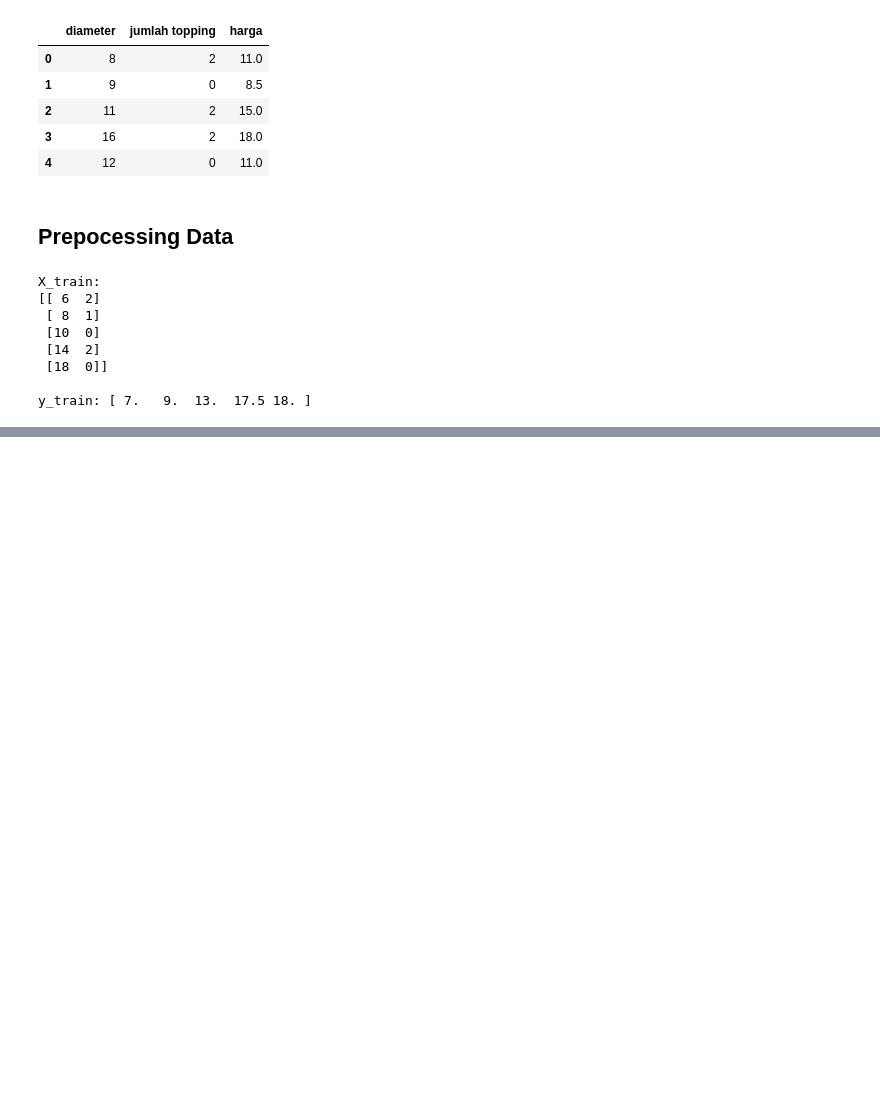
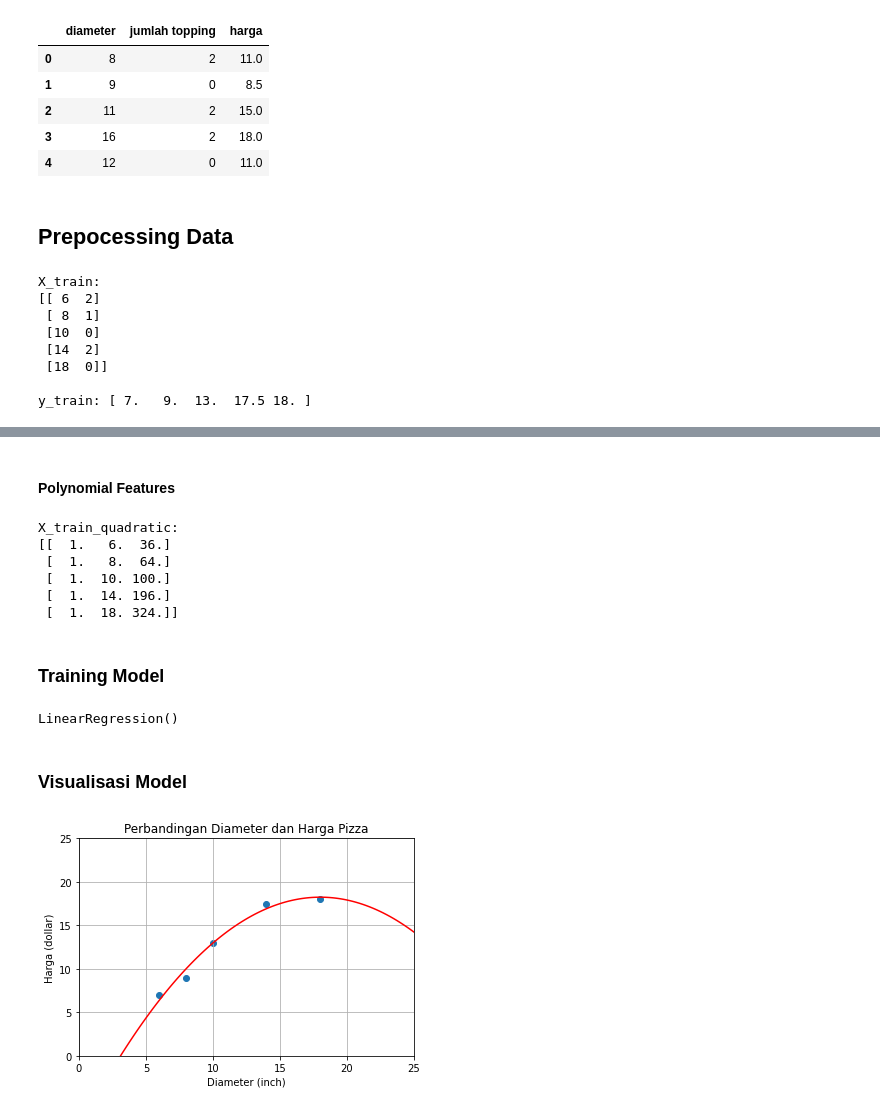
Before and after one commit to ighfirlyan/scikit-learn, a Jupyter notebook: 8_multiple_regression.ipynb, the cells around one changed output, grey strips where cells are left out. Cells and saved outputs as stored; diff of their text form; code cells hidden in the pictures; blank space fills up the shorter version.

Commit message:
update sklearn

```diff
--- a/8_multiple_regression.ipynb
+++ b/8_multiple_regression.ipynb
@@ -61,0 +104,6 @@ y_train: [ 7.   9.  13.  17.5 18. ]
+# %%
+X_train = np.array(train_pizza_df['diameter']).reshape(-1,1)
+y_train = np.array(train_pizza_df['harga'])
+
+print(f'X_train: \n{X_train}\n')
+print(f'y_train: {y_train}')
@@ -61,0 +123,44 @@ y_train: [ 7.   9.  13.  17.5 18. ]
+# %% [markdown]
+#### Polynomial Features
+# %%
+from sklearn.preprocessing import PolynomialFeatures
+
+quadratic_feature = PolynomialFeatures(degree=2)
+X_train_quadratic = quadratic_feature.fit_transform(X_train)
+
+print(f'X_train_quadratic: \n{X_train_quadratic}\n')
+# %% [output]
+X_train_quadratic:
+[[  1.   6.  36.]
+ [  1.   8.  64.]
+ [  1.  10. 100.]
+ [  1.  14. 196.]
+ [  1.  18. 324.]]
+# %% [markdown]
+### Training Model
+# %%
+model = LinearRegression()
+model.fit(X_train_quadratic, y_train)
+# %% [output]
+LinearRegression()
+# %% [markdown]
+### Visualisasi Model
+# %%
+import matplotlib.pyplot as plt
+
+X_vis = np.linspace(0,25,100).reshape(-1,1)
+X_vis_quadratic = quadratic_feature.transform(X_vis)
+y_vis_quadratic = model.predict(X_vis_quadratic)
+
+plt.scatter(X_train, y_train)
+plt.plot(X_vis, y_vis_quadratic, '-r')
+
+plt.title('Perbandingan Diameter dan Harga Pizza')
+plt.xlabel('Diameter (inch)')
+plt.ylabel('Harga (dollar)')
+plt.xlim(0, 25)
+plt.ylim(0, 25)
+plt.grid(True)
+plt.show()
+# %% [output]
+[figure, added]
```
Also changed, not shown: parts of 9 cells of this notebook, 2 other files.
